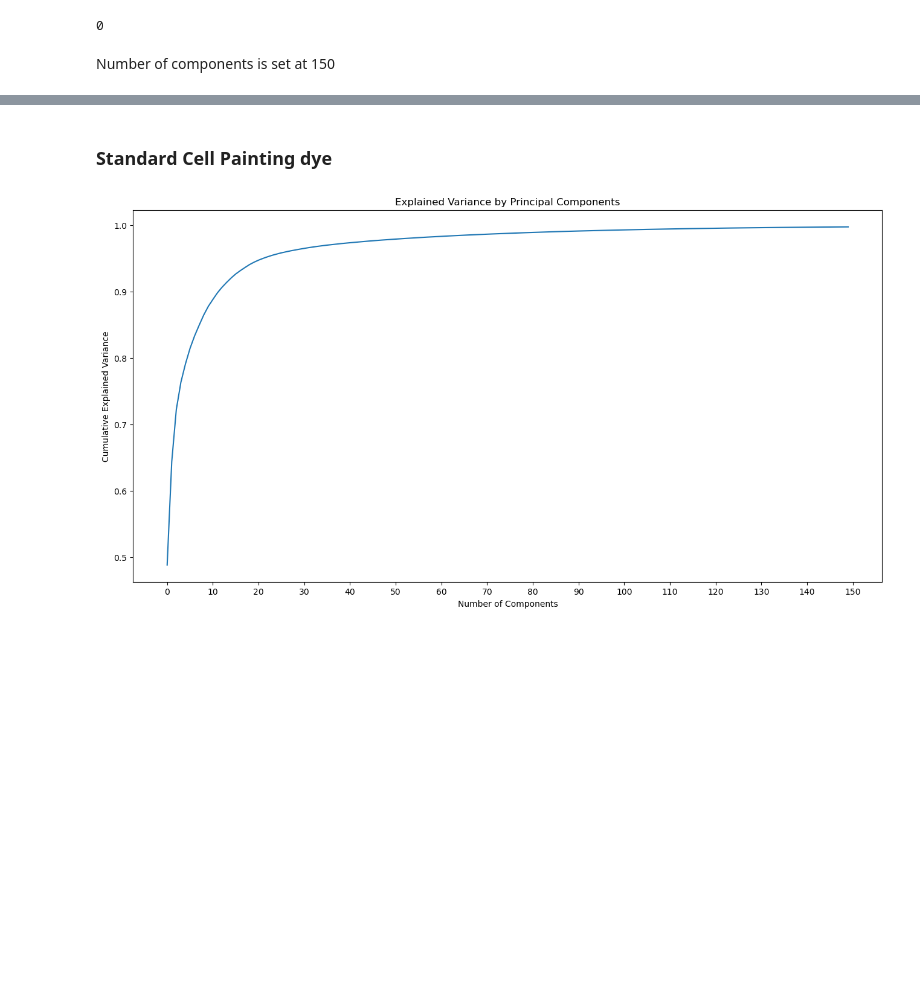
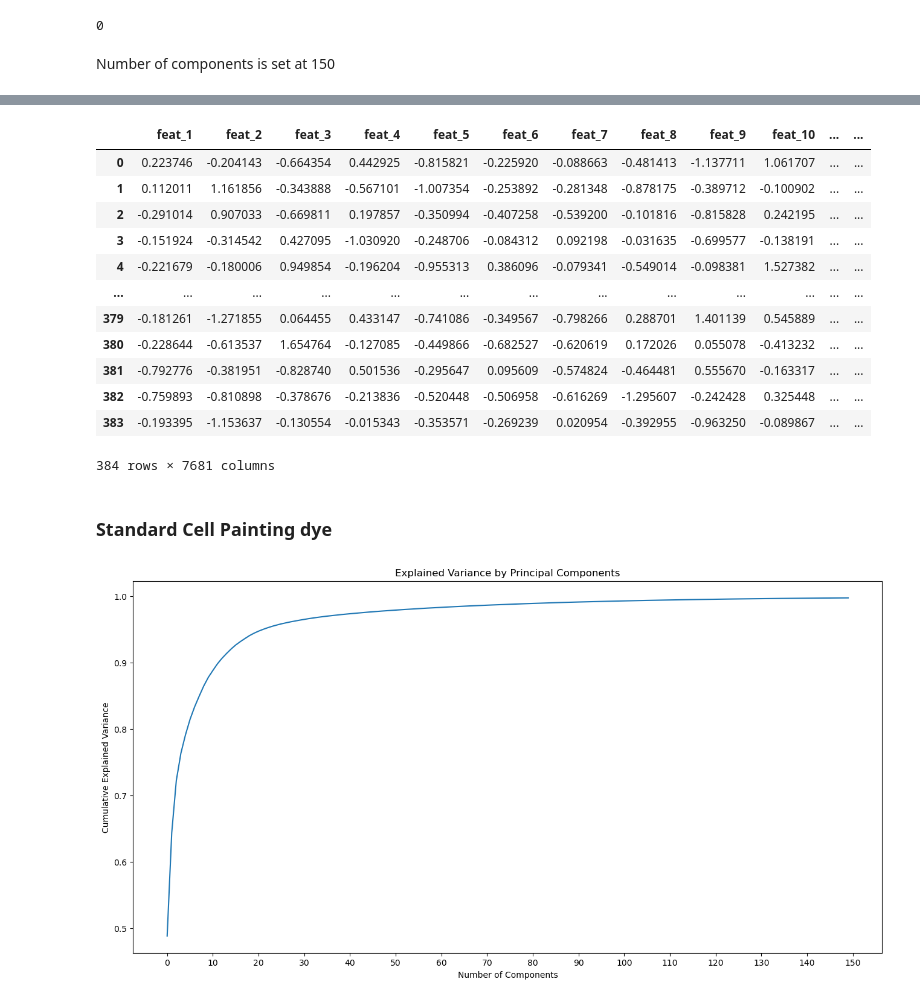
Before and after one commit to broadinstitute/2022_09_07_New_phenotypic_dye_testing_CDoT_Broad, a Jupyter notebook: NoiseRemoval.ipynb, the cells around one changed output, grey strips where cells are left out. Saved outputs shown, nothing was run; the diff lists cells and outputs as text; code cells hidden in the pictures; blank space fills up the shorter version.

```diff
--- a/NoiseRemoval.ipynb
+++ b/NoiseRemoval.ipynb
@@ -83,3 +107,19 @@ def transform_pca(df, no_of_pcs =150):
+# %%
+df3
+# %% [output]
+|  | feat_1 | feat_2 | feat_3 | feat_4 | feat_5 | feat_6 | feat_7 | feat_8 | feat_9 | feat_10 | ... | ... |
+| 0 | 0.223746 | -0.204143 | -0.664354 | 0.442925 | -0.815821 | -0.225920 | -0.088663 | -0.481413 | -1.137711 | 1.061707 | ... | ... |
+| 1 | 0.112011 | 1.161856 | -0.343888 | -0.567101 | -1.007354 | -0.253892 | -0.281348 | -0.878175 | -0.389712 | -0.100902 | ... | ... |
+| 2 | -0.291014 | 0.907033 | -0.669811 | 0.197857 | -0.350994 | -0.407258 | -0.539200 | -0.101816 | -0.815828 | 0.242195 | ... | ... |
+| 3 | -0.151924 | -0.314542 | 0.427095 | -1.030920 | -0.248706 | -0.084312 | 0.092198 | -0.031635 | -0.699577 | -0.138191 | ... | ... |
+| 4 | -0.221679 | -0.180006 | 0.949854 | -0.196204 | -0.955313 | 0.386096 | -0.079341 | -0.549014 | -0.098381 | 1.527382 | ... | ... |
+| ... | ... | ... | ... | ... | ... | ... | ... | ... | ... | ... | ... | ... |
+| 379 | -0.181261 | -1.271855 | 0.064455 | 0.433147 | -0.741086 | -0.349567 | -0.798266 | 0.288701 | 1.401139 | 0.545889 | ... | ... |
+| 380 | -0.228644 | -0.613537 | 1.654764 | -0.127085 | -0.449866 | -0.682527 | -0.620619 | 0.172026 | 0.055078 | -0.413232 | ... | ... |
+| 381 | -0.792776 | -0.381951 | -0.828740 | 0.501536 | -0.295647 | 0.095609 | -0.574824 | -0.464481 | 0.555670 | -0.163317 | ... | ... |
+| 382 | -0.759893 | -0.810898 | -0.378676 | -0.213836 | -0.520448 | -0.506958 | -0.616269 | -1.295607 | -0.242428 | 0.325448 | ... | ... |
+| 383 | -0.193395 | -1.153637 | -0.130554 | -0.015343 | -0.353571 | -0.269239 | 0.020954 | -0.392955 | -0.963250 | -0.089867 | ... | ... |
+384 rows × 7681 columns
 # %% [markdown]
 ### Standard Cell Painting dye
 # %%
```
Also changed, not shown: parts of 10 cells of this notebook.
